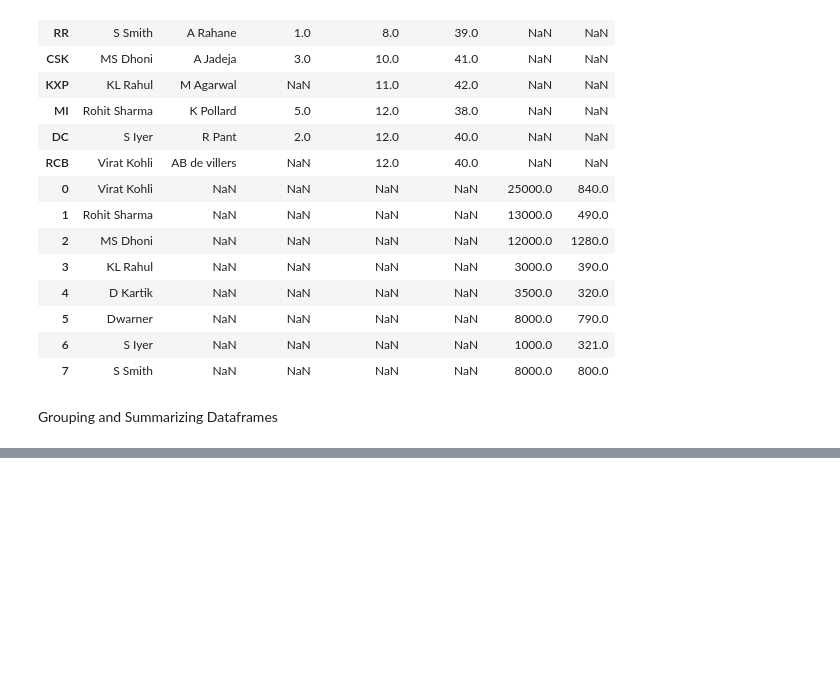
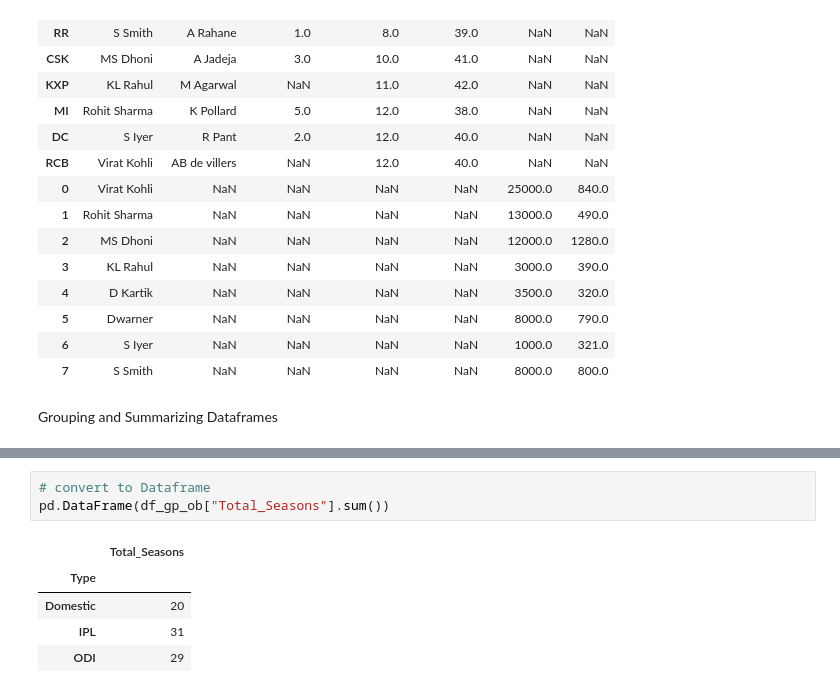
Before and after one commit to santoshkumarvagga/Data-Science, a Jupyter notebook: Pandas.ipynb, the cells around one changed output, grey strips where cells are left out. Cells and saved outputs as stored; diff of their text form; blank space fills up the shorter version.

```diff
--- a/Pandas.ipynb
+++ b/Pandas.ipynb
@@ -477,0 +490,9 @@ Grouping and Summarizing Dataframes
+# %%
+# convert to Dataframe
+pd.DataFrame(df_gp_ob["Total_Seasons"].sum())
+# %% [output]
+|  | Total_Seasons |
+| Type |  |
+| Domestic | 20 |
+| IPL | 31 |
+| ODI | 29 |
```
Also changed, not shown: parts of 5 cells of this notebook.
